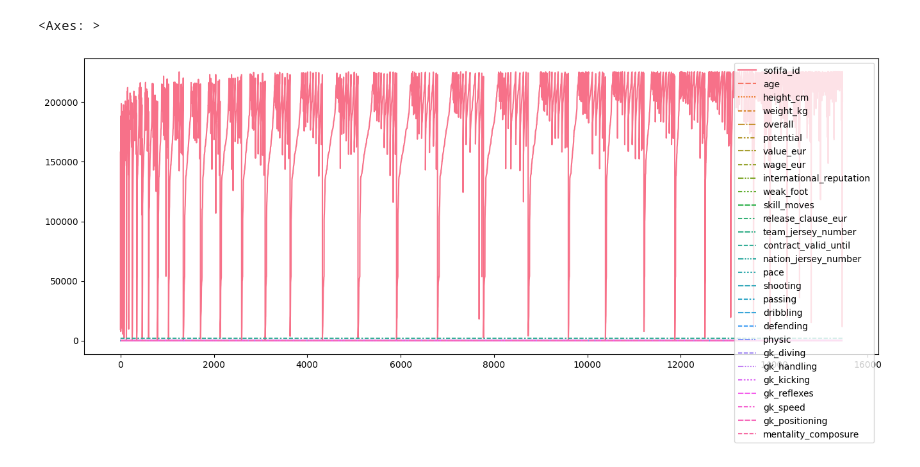
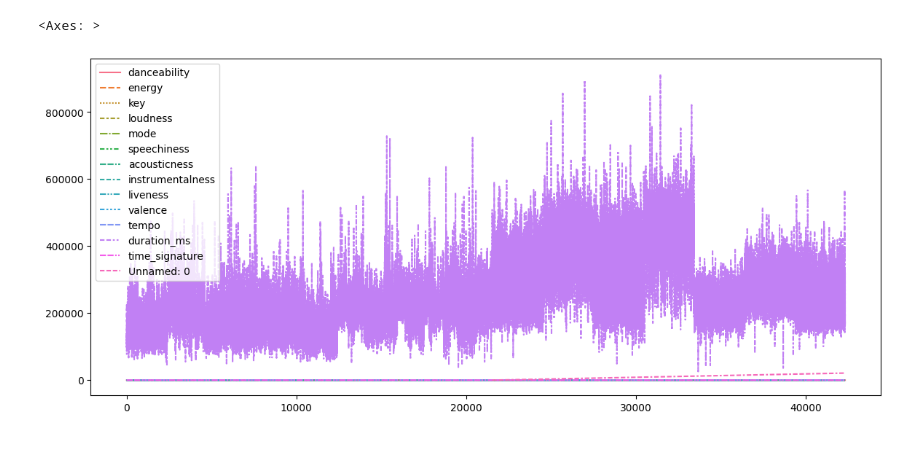
Before and after one commit to mngugi/Python_Collections-, a Jupyter notebook: RecapVisualization.ipynb, the cells around one changed output. Cells and saved outputs as stored; diff of their text form; code cells hidden in the pictures.

```diff
--- a/RecapVisualization.ipynb
+++ b/RecapVisualization.ipynb
@@ -62,19 +62,3 @@ alt.layer(
 ).properties(width=600, height=400).configure_view(stroke=None)
 # %% [output]
 [interactive output not drawn]
-# %%
-import pandas as pd
-import matplotlib.pyplot as plt
-
-import seaborn as sns
-fifa_player = "/home/x38fed/Documents/GitHub/Python_Programming-/players_15.csv"
-
-fifa_data = pd.read_csv(fifa_player, parse_dates=True )
-
-fifa_data.head()
-
-plt.figure(figsize=(16,6))
-sns.lineplot(data=fifa_data)
-# %% [output]
-<Axes: >
-[figure, removed]
@@ -80,0 +78,19 @@ sns.lineplot(data=fifa_data)
+# %%
+import pandas as pd
+import matplotlib.pyplot as plt
+import seaborn as sns
+
+sportify_path = "/home/x38fed/Documents/GitHub/Python_Programming-/genres_v2.csv"
+
+sportify_Data = pd.read_csv(sportify_path)
+
+sportify_Data.head()
+sportify_Data.tail()
+
+list(sportify_Data.columns)
+
+plt.figure(figsize=(14,6))
+sns.lineplot(data=sportify_Data)
+# %% [output]
+<Axes: >
+[figure, added]
```
Also changed, not shown: parts of 1 cell of this notebook, 2 other files.
